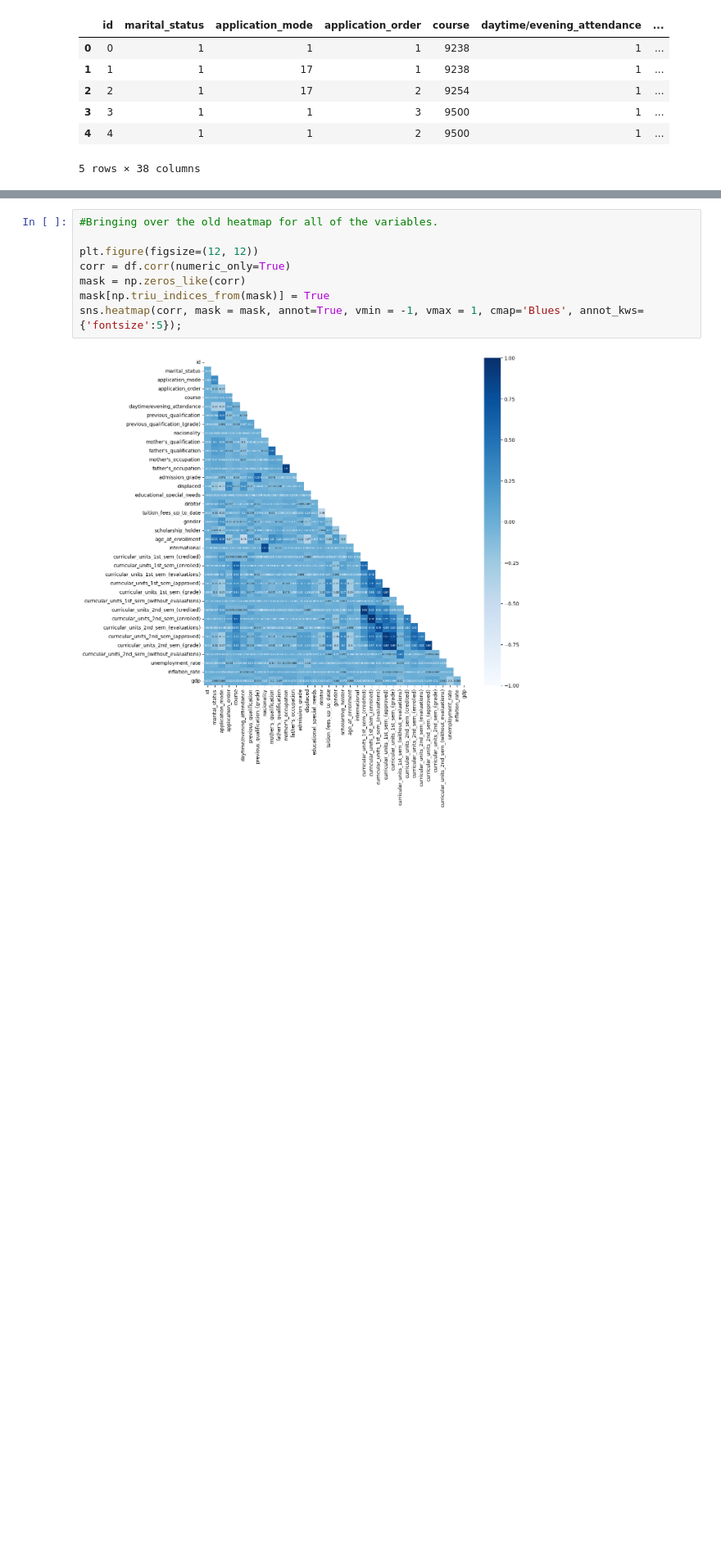
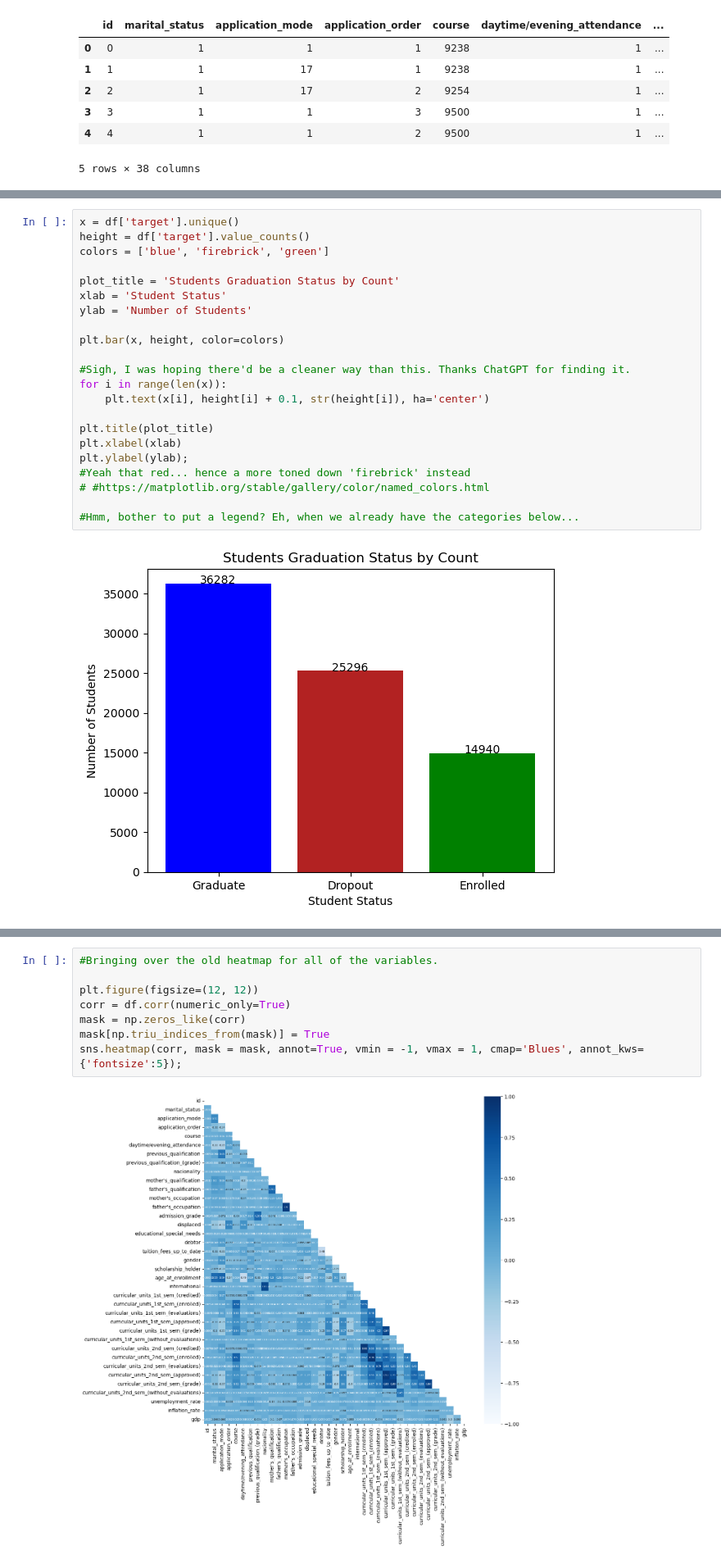
Before and after one commit to bwolff26/academic_success, a Jupyter notebook: code/visualizations_i.ipynb, the cells around one changed output, grey strips where cells are left out. Shown: that part at 82% size. Saved outputs shown, nothing was run; the diff lists cells and outputs as text; blank space fills up the shorter version.

Commit message:
First chart

```diff
--- a/code/visualizations_i.ipynb
+++ b/code/visualizations_i.ipynb
@@ -27,0 +36,24 @@ df.head()
+# %%
+x = df['target'].unique()
+height = df['target'].value_counts()
+colors = ['blue', 'firebrick', 'green']
+
+plot_title = 'Students Graduation Status by Count'
+xlab = 'Student Status'
+ylab = 'Number of Students'
+
+plt.bar(x, height, color=colors)
+
+#Sigh, I was hoping there'd be a cleaner way than this. Thanks ChatGPT for finding it.
+for i in range(len(x)):
+    plt.text(x[i], height[i] + 0.1, str(height[i]), ha='center')
+
+plt.title(plot_title)
+plt.xlabel(xlab)
+plt.ylabel(ylab);
+#Yeah that red... hence a more toned down 'firebrick' instead
+# #https://matplotlib.org/stable/gallery/color/named_colors.html
+
+#Hmm, bother to put a legend? Eh, when we already have the categories below...
+# %% [output]
+[figure, added]
```
Also changed, not shown: parts of 2 cells of this notebook.
